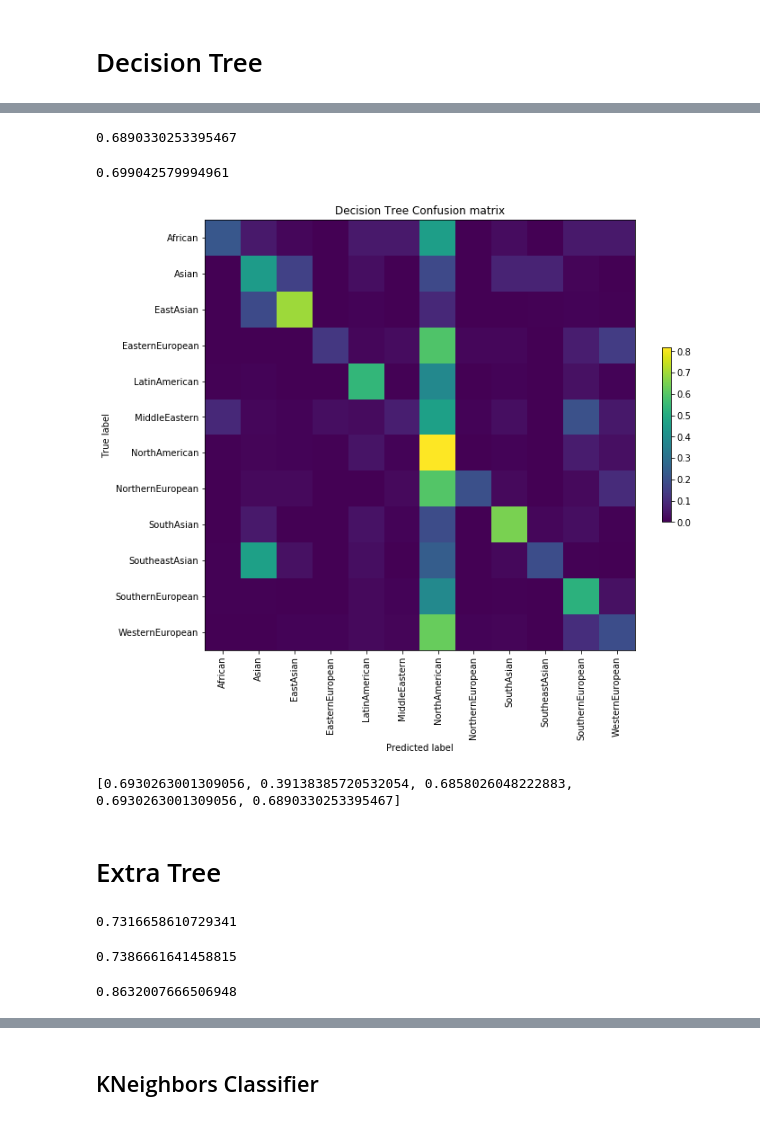
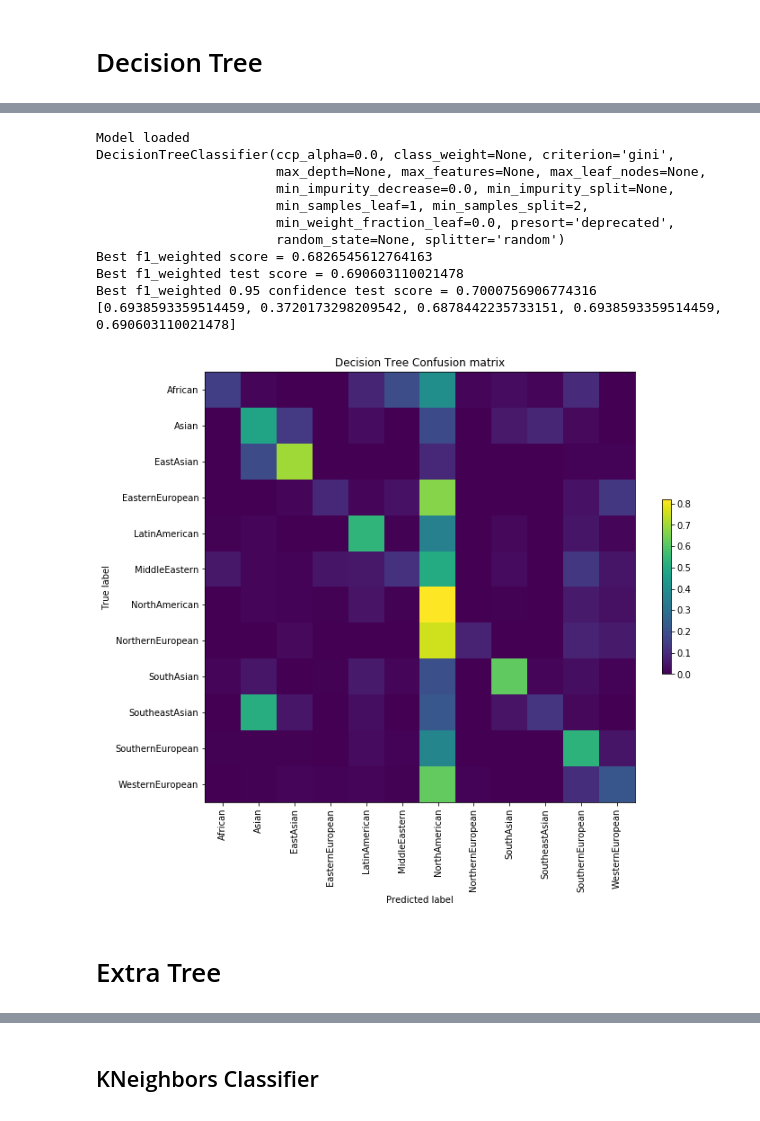
Before and after one commit to catherning/food_recipe_gen, a Jupyter notebook: cuisine_classification/ML_classification.ipynb, the cells around one changed output, grey strips where cells are left out. Cells and saved outputs as stored; diff of their text form; code cells hidden in the pictures.

```diff
--- a/cuisine_classification/ML_classification.ipynb
+++ b/cuisine_classification/ML_classification.ipynb
@@ -368,24 +262,0 @@ clf5.best_score_
-# %%
-clf5.score(X_test,y_test)
-# %% [output]
-0.6890330253395467
-# %%
-proba_score = threshold_classification(clf5,X_test,y_test,threshold=threshold)
-proba_score
-# %% [output]
-0.699042579994961
-# %%
-y_pred = clf5.predict(X_test)
-confusion_matrix_plot(y_pred, y_test,os.path.join(RESULTS_FOLDER,'dec_tree.png'),"Decision Tree")
-# %% [output]
-[figure, removed]
-# %%
-res=[accuracy_score(y_test,y_pred),balanced_accuracy_score(y_test,y_pred),precision_score(y_test,y_pred,average='weighted'),recall_score(y_test,y_pred,average='weighted'),f1_score(y_test,y_pred,average='weighted')]
-
-with open(results_file,"a", newline='') as f:
-    writer = csv.writer(f, delimiter=';')
-    writer.writerow(["dec_tree",clf5.best_estimator_,clf5.best_score_,threshold,proba_score]+res)
-
-print(res)
-# %% [output]
-[0.6930263001309056, 0.39138385720532054, 0.6858026048222883, 0.6930263001309056, 0.6890330253395467]
@@ -394,27 +263,20 @@ classification_report_to_csv(y_test,y_pred,enc,"dec_tree",RESULTS_FOLDER)
+# %%
+parameters = {"criterion":["gini",],#"entropy"],
+            "splitter":["best","random"]}
+
+trainEvalModel(DecisionTreeClassifier(),"Decision Tree",parameters)
+# %% [output]
+Model loaded
+DecisionTreeClassifier(ccp_alpha=0.0, class_weight=None, criterion='gini',
+                       max_depth=None, max_features=None, max_leaf_nodes=None,
+                       min_impurity_decrease=0.0, min_impurity_split=None,
+                       min_samples_leaf=1, min_samples_split=2,
+                       min_weight_fraction_leaf=0.0, presort='deprecated',
+                       random_state=None, splitter='random')
+Best f1_weighted score = 0.6826545612764163
+Best f1_weighted test score = 0.690603110021478
+Best f1_weighted 0.95 confidence test score = 0.7000756906774316
+[0.6938593359514459, 0.3720173298209542, 0.6878442235733151, 0.6938593359514459, 0.690603110021478]
+[figure, added]
 # %% [markdown]
 # Extra Tree
-# %%
-parameters = {"criterion":["gini",]}#"entropy"]}
-# sorted(sklearn.metrics.SCORERS.keys())
-scoring = 'f1_weighted'
-extra_tree = ExtraTreesClassifier()
-
-try:
-    clf6 = load("extra_tree.joblib")
-except FileNotFoundError:
-    clf6 = GridSearchCV(extra_tree, parameters, cv=4,scoring=scoring)
-    clf6.fit(X_train, y_train)
-    dump(clf6,"extra_tree.joblib")
-
-clf6.best_score_
-# %% [output]
-0.7316658610729341
-# %%
-clf6.score(X_test,y_test)
-# %% [output]
-0.7386661641458815
-# %%
-proba_score = threshold_classification(clf6,X_test,y_test,threshold=threshold)
-proba_score
-# %% [output]
-0.8632007666506948
```
Also changed, not shown: parts of 59 cells of this notebook, 2 other files.
